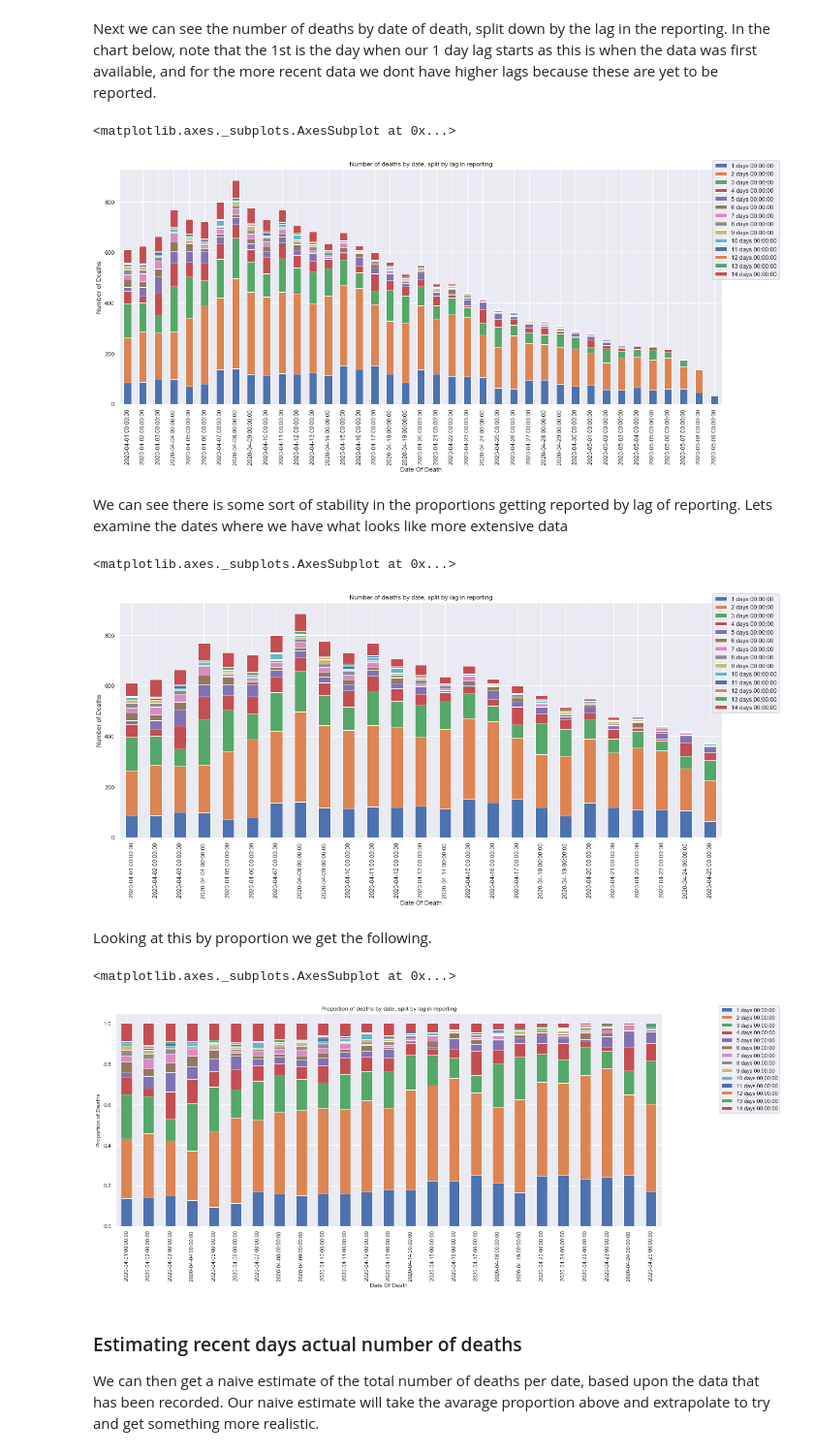
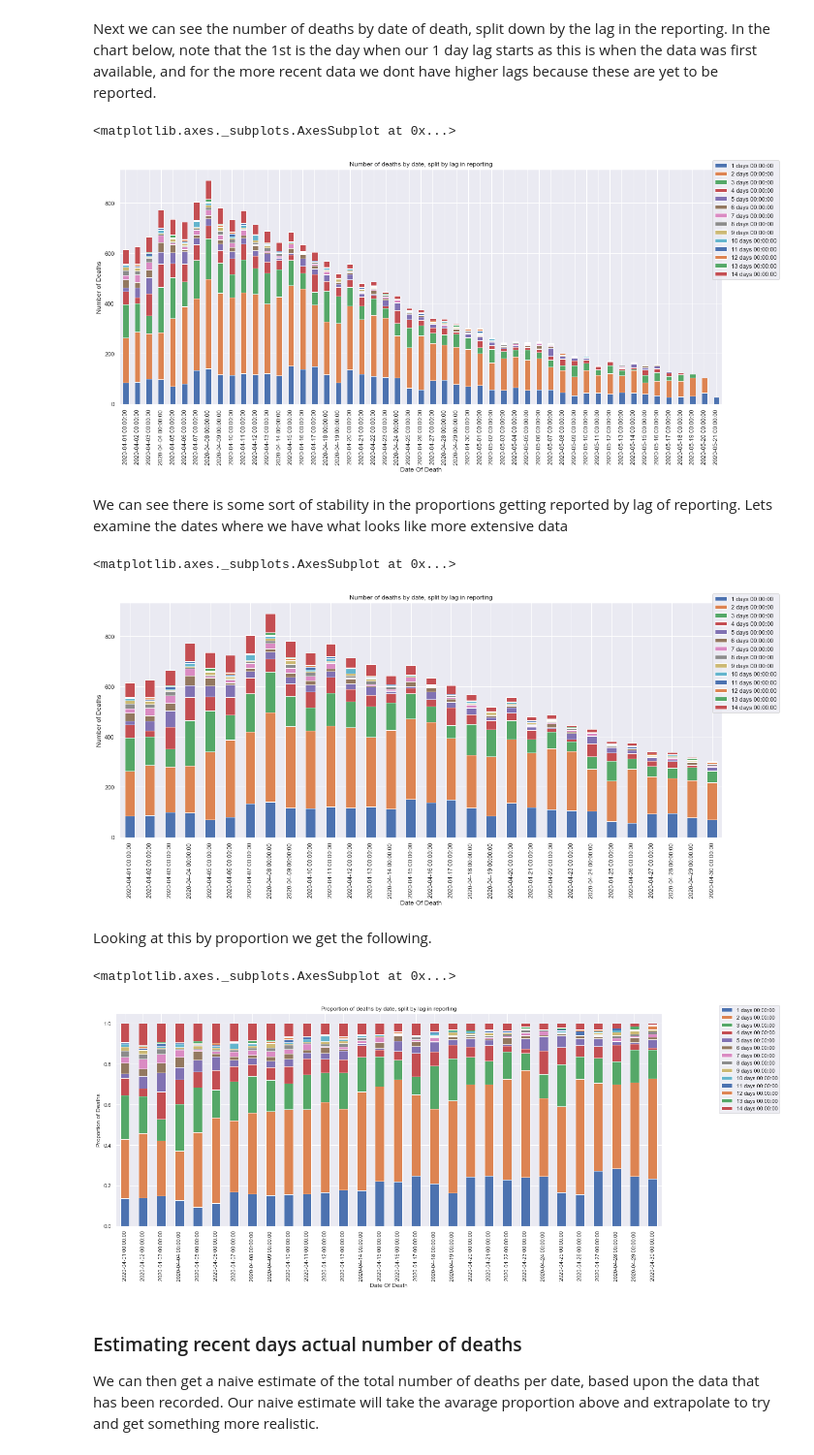
Before and after one commit to chibberto/Covid, a Jupyter notebook: 01_Covid_investigation.ipynb, the cells around one changed output. Shown at 97% size. Cells and saved outputs as stored; diff of their text form; code cells hidden in the pictures.

Commit message:
Make change for different tab names

```diff
--- a/01_Covid_investigation.ipynb
+++ b/01_Covid_investigation.ipynb
@@ -49,15 +49,18 @@ max_date = max(total_dates)
 # Read in the total data for the most recent date
 total_file = [i for (i, v) in zip(total_list, [x == max_date for x in total_dates]) if v][0]
 
-def read_covid_excel(filename,**kwargs):
-    data = pd.read_excel('./Data/{0}'.format(filename), index_col= None, **kwargs)
+def read_covid_excel(filename,sheets,**kwargs):
+    xl = pd.ExcelFile('./Data/{0}'.format(filename))
+    sheetnames = xl.sheet_names
+    sheet = [x for x in sheetnames if x in sheets]
+    data = pd.read_excel('./Data/{0}'.format(filename), sheet_name=sheet[0], index_col= None, **kwargs)
     data = data.loc[:, ['Unnamed' not in str(x) for x in data.columns]]
     data = data[data['NHS England Region'].notna()]
     data.reset_index(drop=True,inplace=True)
 
     return data
 
-total_data = read_covid_excel(total_file,header=15,sheet_name='COVID19 total deaths by region')
+total_data = read_covid_excel(total_file,sheets=['Tab1 Deaths by region','COVID19 total deaths by region'],header=15)
 
 sort_cols = ['NHS England Region', 'Total'] + sorted([x for x in total_data.columns if isinstance(x, dt.date)])
 
@@ -68,7 +71,7 @@ total_data = total_data[sort_cols]
 daily_data_list = []
 
 for filename in daily_list:
-    daily_data = read_covid_excel(filename,header=12,sheet_name='COVID19 daily deaths by region')
+    daily_data = read_covid_excel(filename,sheets=['Tab1 Deaths by region','COVID19 daily deaths by region'],header=12)
     daily_data['Date Reported'] = datetime.strptime(re.search(r_daily, filename).group(1), '%d-%B-%Y').date()
 
     daily_data_list.append(daily_data)
@@ -190,11 +193,11 @@ chart.legend(bbox_to_anchor=(1.1, 1.05))
 chart
 # %% [output]
 <matplotlib.axes._subplots.AxesSubplot at 0x...>
-[figure, old version]
+[figure, new version]
 # %% [markdown]
 We can see there is some sort of stability in the proportions getting reported by lag of reporting. Lets examine the dates where we have what looks like more extensive data
 # %%
-chart = lag_plot['2020-04-01':(max(lag_plot.index)-timedelta(days=14))].plot.bar(stacked=True,figsize=(20,8))
+chart = lag_plot['2020-04-01':(max(lag_plot.index)-timedelta(days=21))].plot.bar(stacked=True,figsize=(20,8))
 
 chart.set_title('Number of deaths by date, split by lag in reporting')
 chart.set_ylabel('Number of Deaths')
@@ -203,21 +206,21 @@ chart.legend(bbox_to_anchor=(1.1, 1.05))
 chart
 # %% [output]
 <matplotlib.axes._subplots.AxesSubplot at 0x...>
-[figure, old version]
+[figure, new version]
 # %% [markdown]
 Looking at this by proportion we get the following.
 # %%
 lag_plot = lags['Proportion Of Deaths'].unstack()
-chart = lag_plot['2020-04-01':(max(lag_plot.index)-timedelta(days=14))].plot.bar(stacked=True,figsize=(20,8))
+chart = lag_plot['2020-04-01':(max(lag_plot.index)-timedelta(days=21))].plot.bar(stacked=True,figsize=(20,8))
 
 chart.set_title('Proportion of deaths by date, split by lag in reporting')
 chart.set_ylabel('Proportion of Deaths')
 chart.legend(bbox_to_anchor=(1.1, 1.05))
 
 chart
 # %% [output]
 <matplotlib.axes._subplots.AxesSubplot at 0x...>
-[figure, old version]
+[figure, new version]
 # %% [markdown]
 ### Estimating recent days actual number of deaths
 
```
Also changed, not shown: parts of 6 cells of this notebook.
